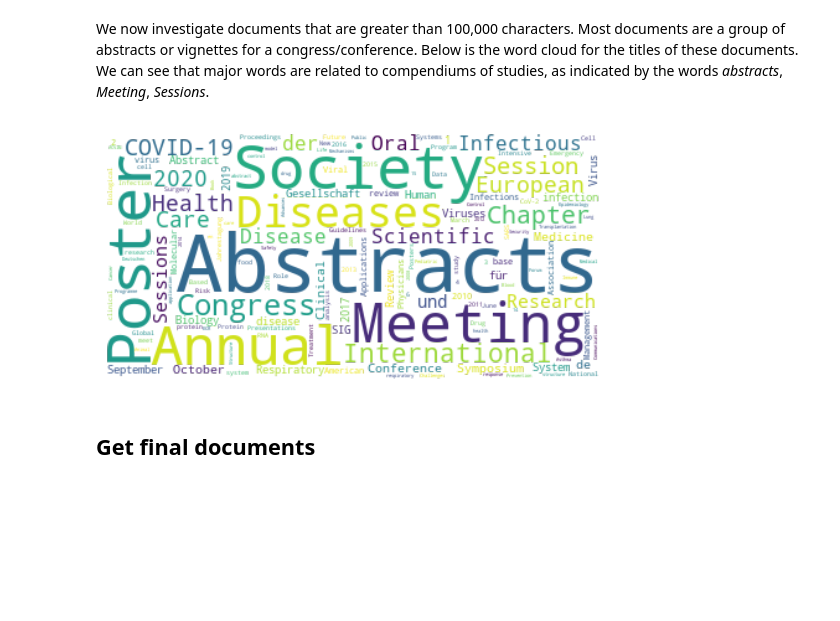
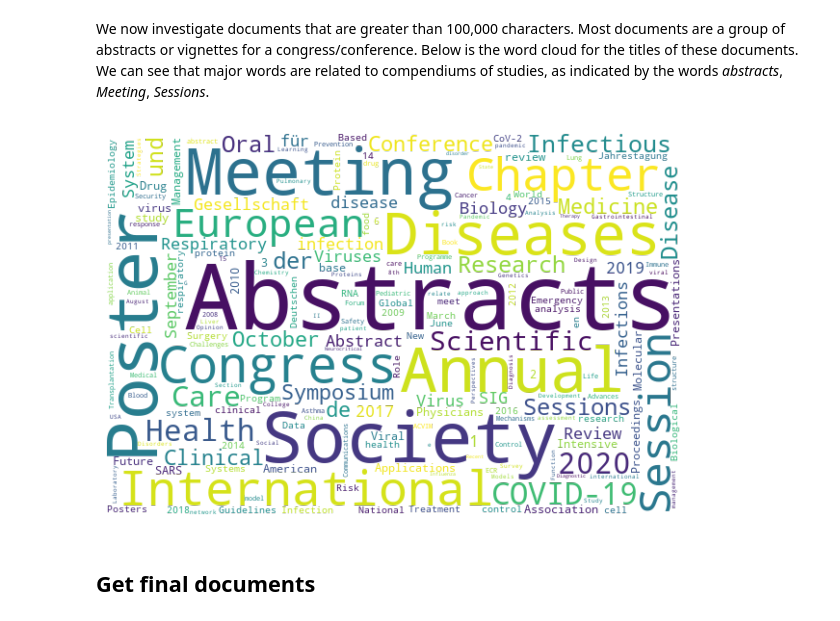
Before and after one commit to aldencabajar/cord-19-topic-modeling, a Jupyter notebook: cord-dataset-exploration.ipynb, the cells around one changed output. Cells and saved outputs as stored; diff of their text form; code cells hidden in the pictures; blank space fills up the shorter version.

```diff
--- a/cord-dataset-exploration.ipynb
+++ b/cord-dataset-exploration.ipynb
@@ -305,12 +306,14 @@ doc_idx = lengths_pdf_s.loc[lengths_pdf_s > 1e5].index
 sha_list = [docs[i].replace('.json', '') for i in doc_idx]
 titles = metadata.loc[metadata.sha.isin(sha_list)][['title', 'sha']].title
 docs_token_grt_limit = get_tokens(titles)
-wc = wc_obj.generate_from_frequencies(Counter(docs_token_grt_limit))
-plt.imshow(wc, interpolation = 'bilinear')
-plt.axis('off')
-plt.show()
-# %% [output]
-[figure, removed]
+# %%
+wc = wc_obj.generate_from_frequencies(Counter(docs_token_grt_limit))
+fig = plt.figure(figsize = (10,5))
+plt.imshow(wc, interpolation = 'bilinear')
+plt.axis('off')
+plt.show()
+# %% [output]
+[figure, added]
 # %% [markdown]
 ## Get final documents
 # %% [markdown]
```
Also changed, not shown: parts of 3 cells of this notebook.
